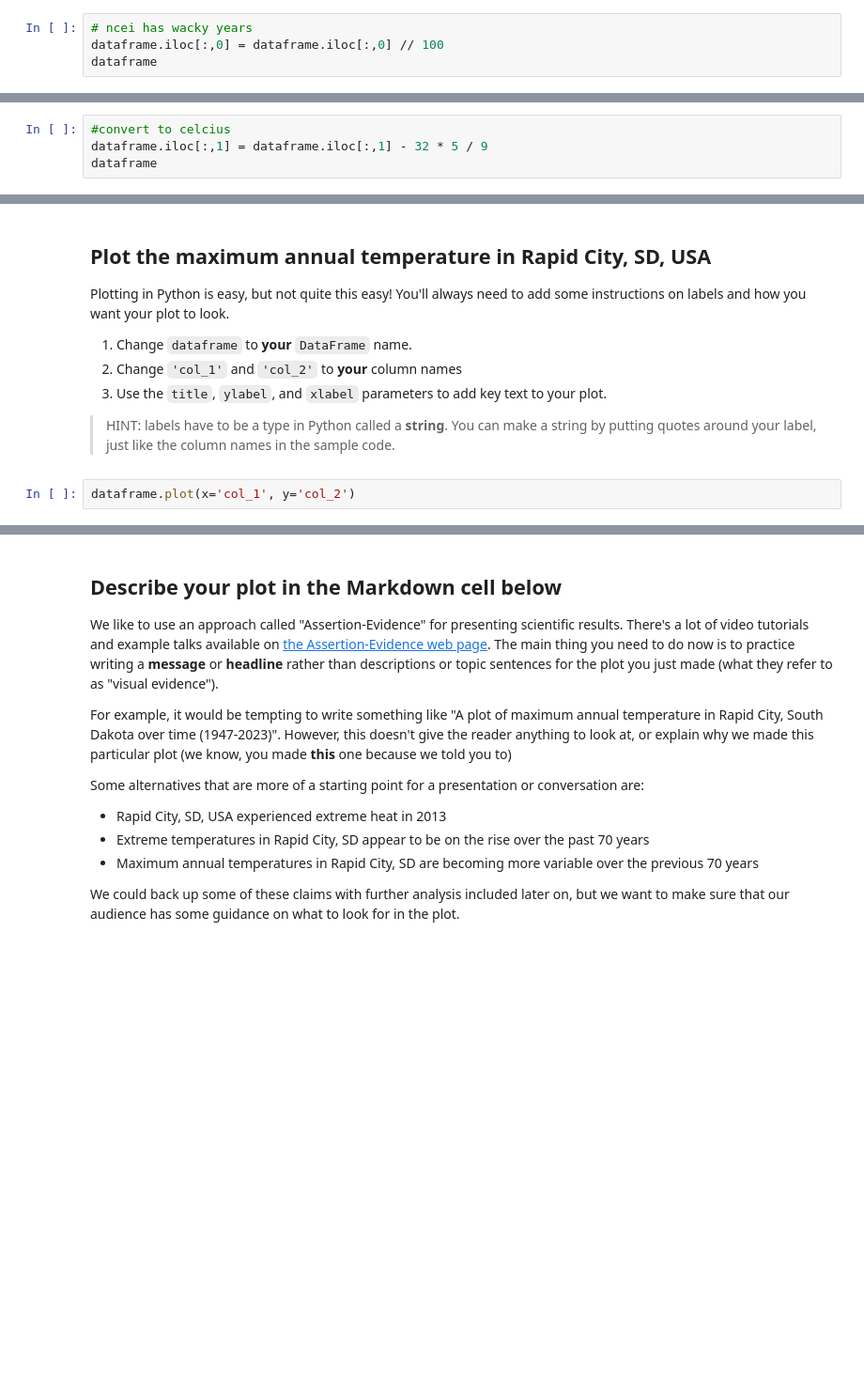
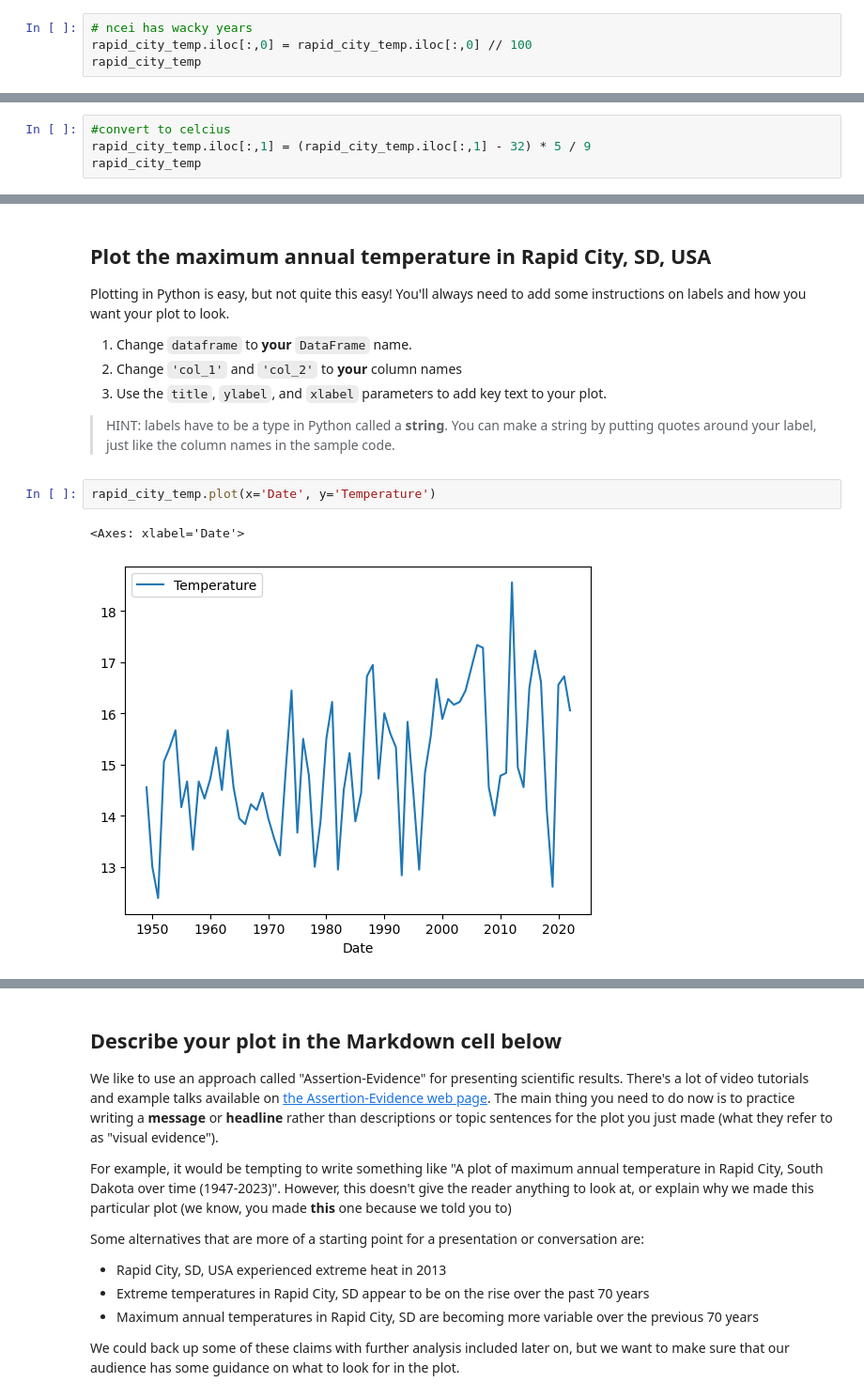
Before and after one commit to EBiggane/get-started-with-reproducible-science-EBiggane, a Jupyter notebook: Get Started with Open Reproducible Science!.ipynb, the cells around one changed output, grey strips where cells are left out. Shown at 94% size. Cells and saved outputs as stored; diff of their text form; blank space fills up the shorter version.

Commit message:
Through Plotting!

```diff
--- a/Get Started with Open Reproducible Science!.ipynb
+++ b/Get Started with Open Reproducible Science!.ipynb
@@ -277,5 +279,5 @@ Take a look at your data. Do you want to use it as is, or does it need to be mod
  2. Run the code below.
 # %%
 # ncei has wacky years
-dataframe.iloc[:,0] = dataframe.iloc[:,0] // 100
-dataframe
+rapid_city_temp.iloc[:,0] = rapid_city_temp.iloc[:,0] // 100
+rapid_city_temp
@@ -309,5 +329,5 @@ YOUR ANSWER HERE
 YOUR ANSWER HERE
 # %%
 #convert to celcius
-dataframe.iloc[:,1] = dataframe.iloc[:,1] - 32 * 5 / 9
-dataframe
+rapid_city_temp.iloc[:,1] = (rapid_city_temp.iloc[:,1] - 32) * 5 / 9
+rapid_city_temp
@@ -355,7 +405,10 @@ Plotting in Python is easy, but not quite this easy! You'll always need to add s
 
 > HINT: labels have to be a type in Python called a **string**. You can make a string by putting quotes around your label, just like the column names in the sample code.
 # %%
-dataframe.plot(x='col_1', y='col_2')
+rapid_city_temp.plot(x='Date', y='Temperature')
+# %% [output]
+<Axes: xlabel='Date'>
+[figure, added]
 # %% [markdown]
 **THIS ISN'T THE END! Don't forget to complete the next task where you will describe your plot**
 
```
Also changed, not shown: parts of 6 cells of this notebook.
